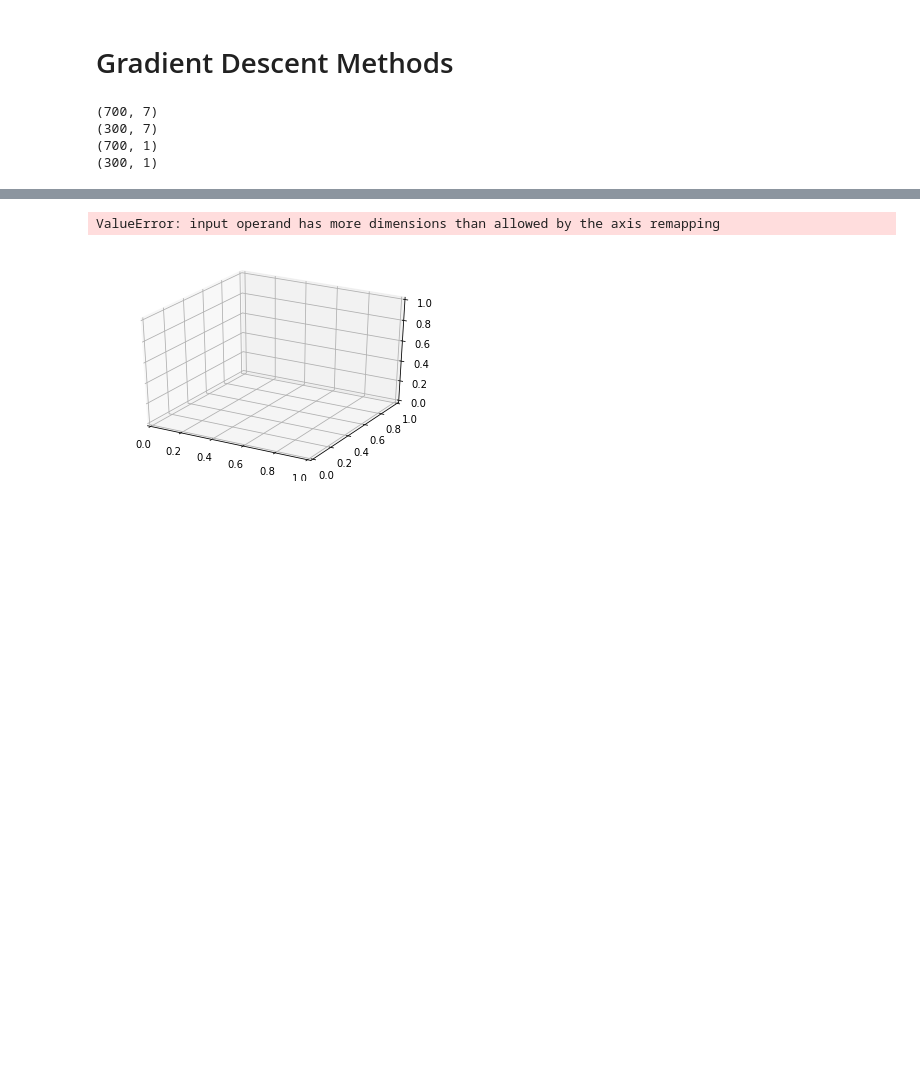
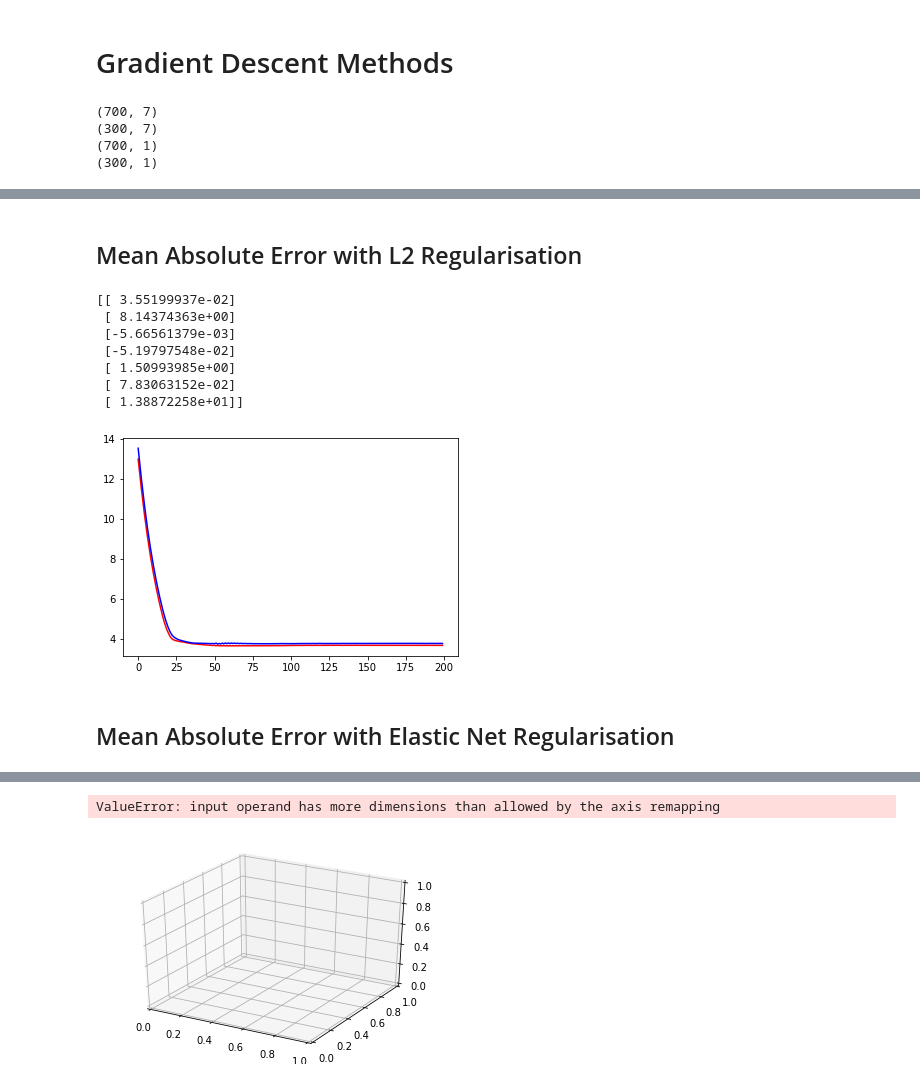
Before and after one commit to HarmanDotpy/ML-Assignment1, a Jupyter notebook: Problem_2_Regression.ipynb, the cells around one changed output, grey strips where cells are left out. Drawn from its saved outputs; the diff is of its cells as text; code cells hidden in the pictures; blank space fills up the shorter version.

```diff
--- a/Problem_2_Regression.ipynb
+++ b/Problem_2_Regression.ipynb
@@ -373,0 +466,50 @@ plt.show()
+# %% [markdown]
+## Mean Absolute Error with L2 Regularisation
+# %%
+def loss_mae_L2(W,X,Y,lam):
+    mae_loss = np.mean(np.abs(np.matmul(X,W) - Y)) + lam*np.sum(np.multiply(W,W))
+    return mae_loss
+
+def grad_mae_L2(W,X,Y,lam):
+    Y_pred = np.matmul(X,W)
+    Y_grad = np.copy(Y_pred)
+    for i in range(Y_grad.shape[0]):
+        if(Y_pred[i,0] > Y[i,0]):
+            Y_grad[i,0] = 1
+        else:
+            Y_grad[i,0] = -1
+
+    return np.matmul(X.T,Y_grad) + 2*lam*W
+
+def sgd_mae_L2(W,X,Y,X_test,Y_test,rate,num_iter,lam):
+    train_loss, test_loss = [], []
+    for _ in range(num_iter):
+        grad = grad_mae_L2(W,X,Y,lam)
+        W = W-rate*grad
+        train_loss.append(loss_mae_L2(W,X,Y,lam))
+        test_loss.append(loss_mae_L2(W,X_test,Y_test,lam))
+
+    return W, train_loss, test_loss
+# %%
+W_mae_L2 = np.random.rand(X_train.shape[1],1)
+
+lam6 = 0.01
+
+W_mae_L2, train_loss_mae_L2, test_loss_mae_L2 = sgd_mae_L2(W_mae_L2,X_train,Y_train,X_test,Y_test,0.001,num_iter,lam6)
+
+print(W_mae_L2)
+
+plt.plot(train_loss_mae_L2,'r')
+plt.plot(test_loss_mae_L2,'b')
+plt.show()
+# %% [output]
+[[ 3.55199937e-02]
+ [ 8.14374363e+00]
+ [-5.66561379e-03]
+ [-5.19797548e-02]
+ [ 1.50993985e+00]
+ [ 7.83063152e-02]
+ [ 1.38872258e+01]]
+[figure, added]
+# %% [markdown]
+## Mean Absolute Error with Elastic Net Regularisation
```
Also changed, not shown: parts of 32 cells of this notebook, 2 other files.
